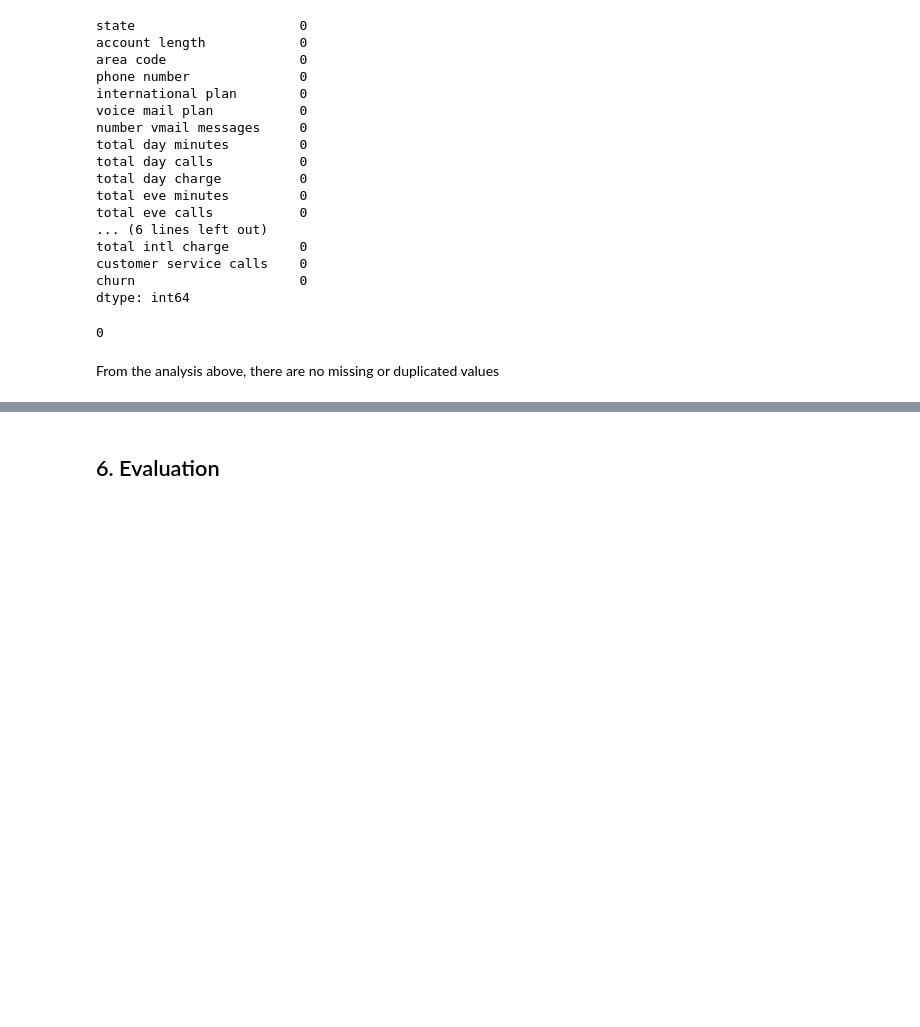
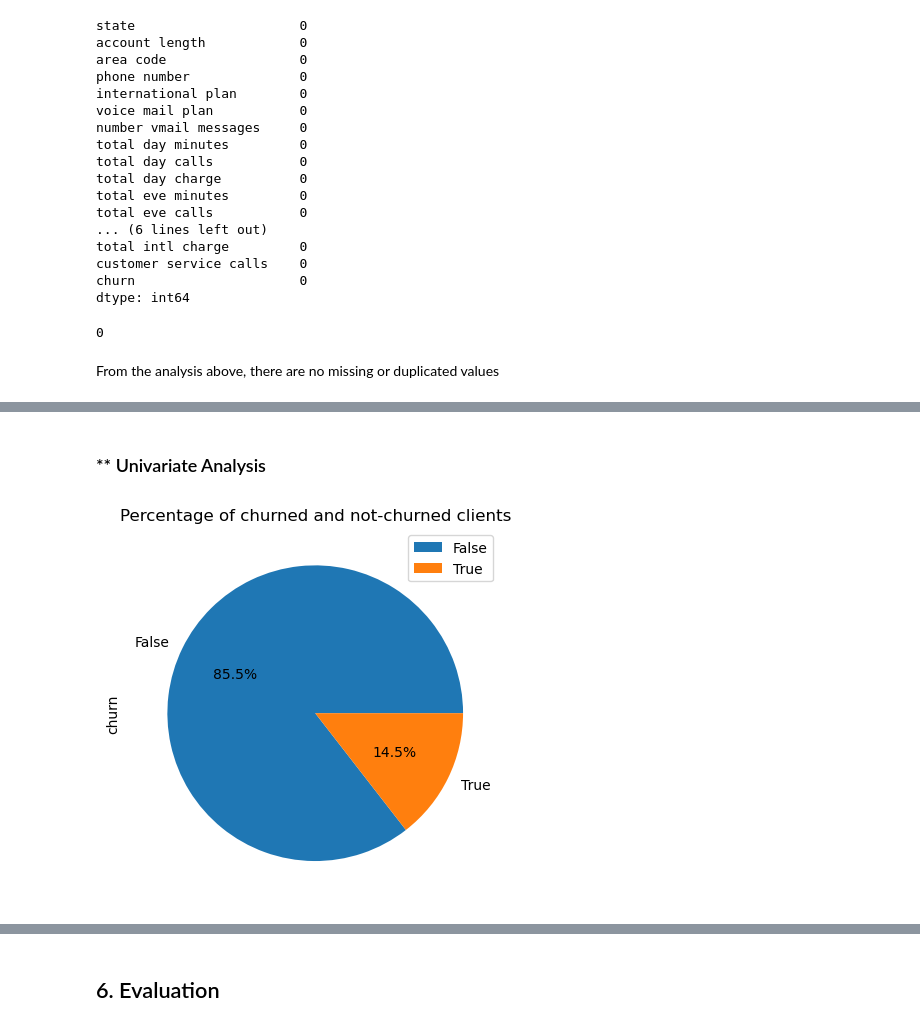
Before and after one commit to madivolil5/CHURN-COMMUNICATION, a Jupyter notebook: churn prediction.ipynb, the cells around one changed output, grey strips where cells are left out. Drawn from its saved outputs; the diff is of its cells as text; code cells hidden in the pictures; blank space fills up the shorter version.

```diff
--- a/churn prediction.ipynb
+++ b/churn prediction.ipynb
@@ -116,0 +134,8 @@ TypeError: count() takes at least 1 argument (0 given)
+# %% [markdown]
+### ** Univariate Analysis
+# %%
+p = data['churn'].value_counts().to_frame()
+plot = p.plot.pie(subplots=True, autopct='%1.1f%%')
+plt.title("Percentage of churned and not-churned clients");
+# %% [output]
+[figure, added]
```
Also changed, not shown: parts of 38 cells of this notebook.
